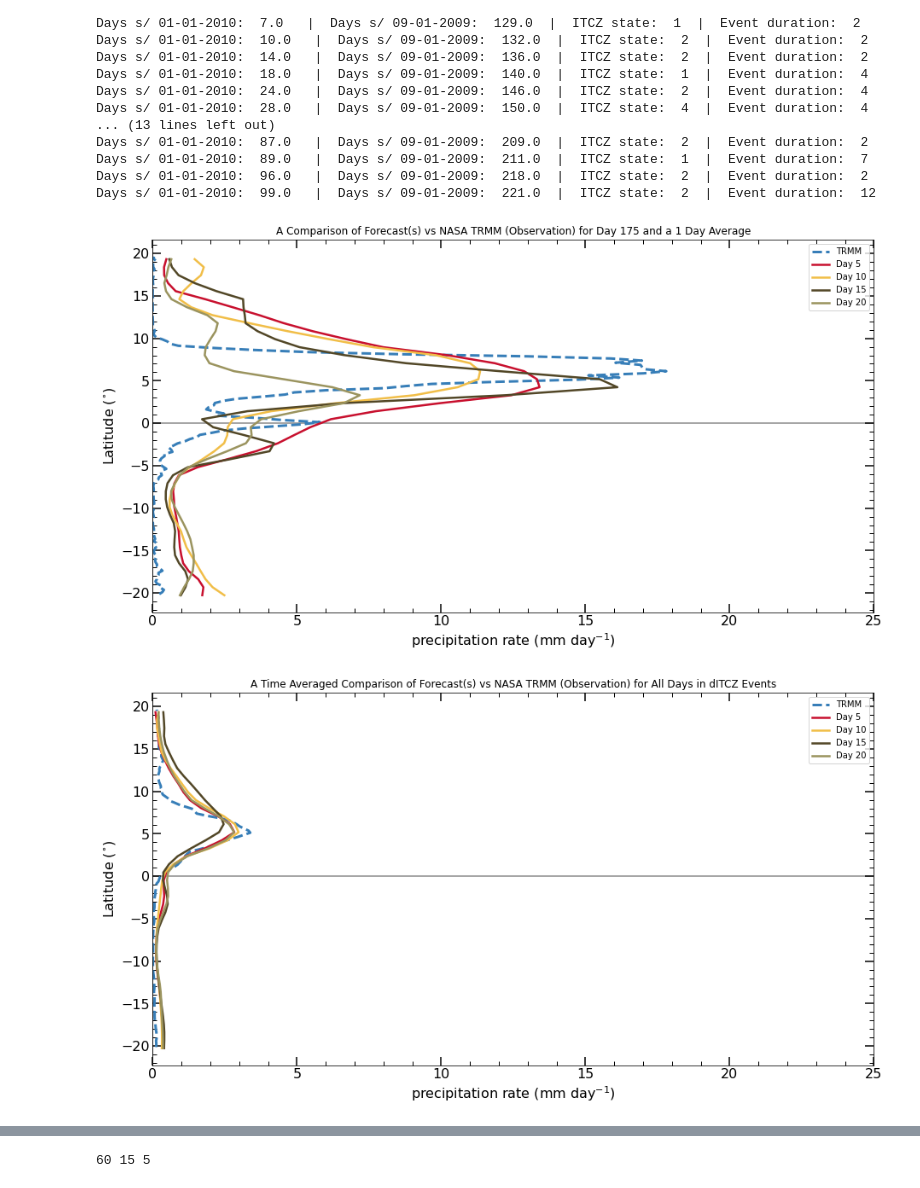
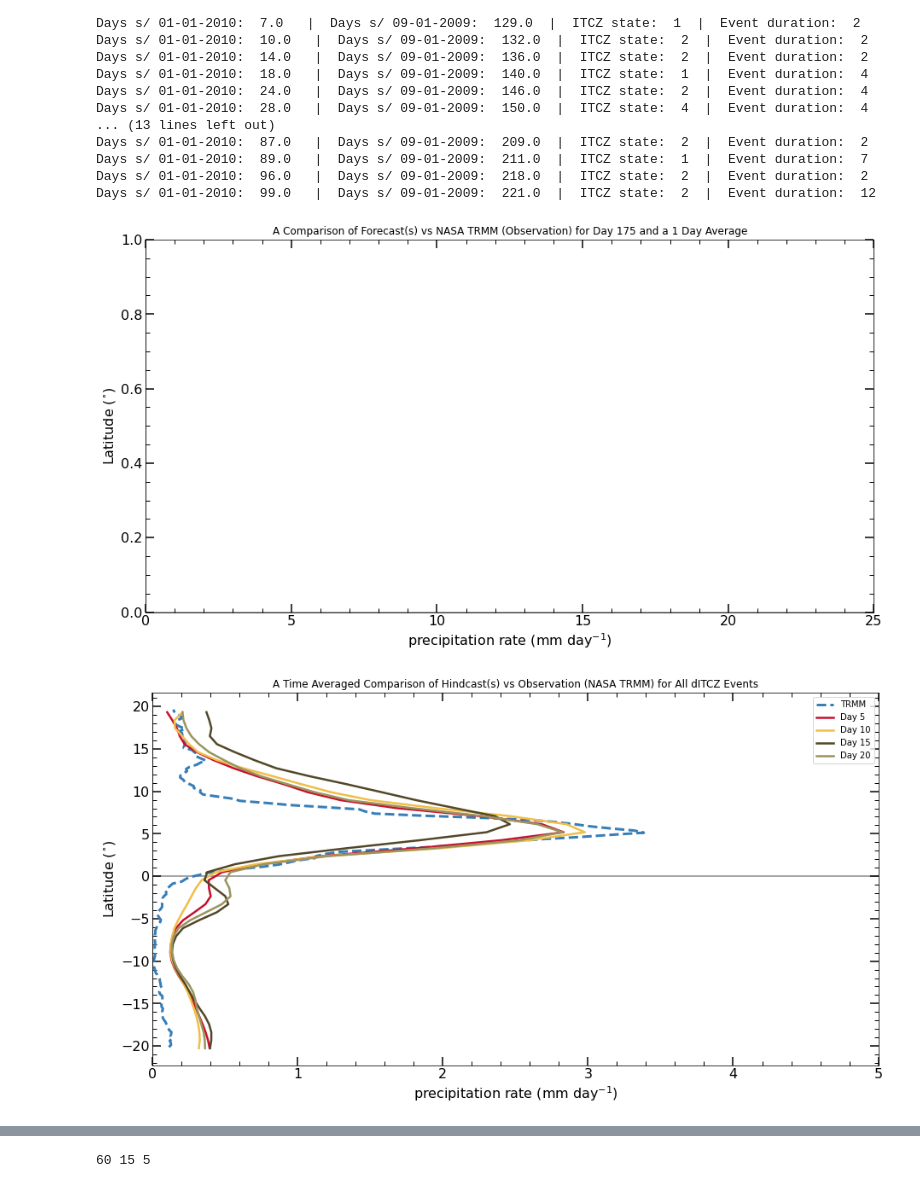
Before and after one commit to ITCZ-hindcasts/python-scripts, a Jupyter notebook: AverageAcrossEvents.ipynb, the cells around one changed output, grey strips where cells are left out. Saved outputs shown, nothing was run; the diff lists cells and outputs as text; code cells hidden in the pictures.

Commit message:
Renamed Fcast to Hcast. Updated AverageAcrossEvents to work with new AlignDatasets function. Added more comments to View_ITCZ_Events

```diff
--- a/AverageAcrossEvents.ipynb
+++ b/AverageAcrossEvents.ipynb
@@ -34,7 +35,7 @@ Days s/ 01-01-2010:  99.0   |  Days s/ 09-01-2009:  221.0  |  ITCZ state:  2  |
 dayOfTheSeason = 175 # For reference: 174 is February 22 and 122 is January 1
 
 #### Select which day forecast should be used ####
-DayXXFcast = [5,10,15,20]  # Must be a list of integer(s) from >=1 and <=20
+DayXXHcast = [5,10,15,20]  # Must be a list of integer(s) from >=1 and <=20
 
 # choose region of interest
 lats = -20
@@ -49,47 +50,56 @@ lone = -90
 #### *** For this script the num of days should remain at 1 *** ####
 numDayAvg = 1
 
-userInputs = [dayOfTheSeason,numDayAvg,lats,latn,lonw,lone]
+userInputs = [dayOfTheSeason,lats,latn,lonw,lone]
 
 # Pack coordinates into list
 
 # Setup plot
 fig = plt.figure(figsize=(13, 7.2), tight_layout='true')
 plt.minorticks_on()
 ax=fig.add_axes()
 plt.tick_params(axis='both', which='major', length=10, width=1.5, direction='in', labelsize=16, right='True', top='True')
 plt.tick_params(axis='both', which='minor', length= 5, width=1.0, direction='in', labelsize=16, right='True', top='True')
 plt.tick_params(axis='x', labelsize=16)
 plt.tick_params(axis='y', labelsize=16)
 plt.axhline(0, color='0.65', linewidth = 2.0, zorder=-1)
 plt.axvline(0, color='0.65', linewidth = 2.0, zorder=-2)
 plt.ylabel('Latitude $(^{\circ})$', fontsize=16)
 plt.xlabel('precipitation rate (mm day$^{-1}$)', fontsize=16)
 plt.title("A Comparison of Forecast(s) vs NASA TRMM (Observation) for Day "+str(dayOfTheSeason)+" and a "+str(numDayAvg)+" Day Average")
 plt.xlim([0,25])
 plotColors = ['#C8102E','#F1BE48','#524727','#9B945F','#CAC7A7'] # Go Cyclones! :)
 plotLegend = []
 plotLegend.append('TRMM')
 
 # Loop through the DayXXFcast list to overlay multiple days of forecasts
-for ii,DayXX in enumerate(DayXXFcast):
+for ii,DayXX in enumerate(DayXXHcast):
 
-    # Pass a list of the user inputs to the AlignDatasets function
-    userInputs = [dayOfTheSeason,numDayAvg,lats,latn,lonw,lone]
+    # Use the AlignDatasets function to obtain the aligned datasets
+    precip_aligned, precip_aligned_obs, lat_plt, lat_plt_obs, id_DayOfTheSeason = AlignDatasets(timeDayXX[DayXX], lat, lon, precipDayXX[DayXX], rootgrp_obs, userInputs)
 
-    # Call the AlignDatasets function to obtain the aligned datasets that can be plotted
-    precip_lonavg, precip_lonavg_obs, lat_plt, lat_plt_obs = AlignDatasets(timeDayXX[DayXX], lat, lon, precipDayXX[DayXX], rootgrp_obs, userInputs)
+    # Use the TimeAvg function to time average the precip data over the user specified numDayAvg period
+    precip_avg = TimeAvg(precip_aligned,numDayAvg,id_DayOfTheSeason)
 
-    if ii == 0: # Only plot the observation once as it does not change
-        p0 = plt.plot(precip_lonavg_obs, lat_plt_obs, color='#377eb8', linestyle='dashed', linewidth = 3, label = 'TRMM')
+    # Take an average of all lon values at each lat value (axis=1). Changes matrix size from a (for ex) (127, 40) to a (127,)
+    precip_lonavg_mps = np.mean(precip_avg,axis=1)
+
+    # change units from m/s to mm/day
+    precip_lonavg = precip_lonavg_mps*1000*86400
+
+    if ii == 0: # Only plot the observation data once as it does not change
+        precip_avg_obs = TimeAvg(precip_aligned_obs,numDayAvg,id_DayOfTheSeason)
+        precip_lonavg_obs = np.mean(precip_avg_obs,axis=1)
+
+        #p0 = plt.plot(precip_lonavg_obs, lat_plt_obs, color='#377eb8', linestyle='dashed', linewidth = 3, label = 'TRMM')
 
     # Plot the data output by the AlignDatasets function
-    p1 = plt.plot(precip_lonavg, lat_plt, color = plotColors[ii], linewidth = 2.5, label = 'Day '+str(DayXX))
+    #p1 = plt.plot(precip_lonavg, lat_plt, color = plotColors[ii], linewidth = 2.5, label = 'Day '+str(DayXX))
 
-plt.legend()
-plt.show()
+#plt.legend()
+#plt.show()
 # %% [output]
-[figure, old version]
+[figure, new version]
 # %%
 # Initialize the total precipitation variables. The first dimension refers to a different forcecast day.
 # ...This is the same length as the length of the list of fcast days the user gives
@@ -153,14 +175,14 @@ plt.axhline(0, color='0.65', linewidth = 2.0, zorder=-1)
 plt.axvline(0, color='0.65', linewidth = 2.0, zorder=-2)
 plt.ylabel('Latitude $(^{\circ})$', fontsize=16)
 plt.xlabel('precipitation rate (mm day$^{-1}$)', fontsize=16)
-plt.title("A Time Averaged Comparison of Forecast(s) vs NASA TRMM (Observation) for All Days in dITCZ Events")
-plt.xlim([0,25])
+plt.title("A Time Averaged Comparison of Hindcast(s) vs Observation (NASA TRMM) for All dITCZ Events")
+plt.xlim([0,5])
 plotColors = ['#C8102E','#F1BE48','#524727','#9B945F','#CAC7A7'] # Go Cyclones! :)
 plotLegend = []
 plotLegend.append('TRMM')
 
 # Loop through the DayXXFcast list to overlay multiple days of forecasts
-for ii,DayXX in enumerate(DayXXFcast):
+for ii,DayXX in enumerate(DayXXHcast):
 
     if ii == 0: # Only plot the observation once as it does not change
         p0 = plt.plot(dITCZ.precip_lonavg_obs, dITCZ.lat_plt_obs, color='#377eb8', linestyle='dashed', linewidth = 3, label = 'TRMM')
@@ -171,7 +193,7 @@ for ii,DayXX in enumerate(DayXXFcast):
 plt.legend()
 plt.show()
 # %% [output]
-[figure, old version]
+[figure, new version]
 # %%
 # Initialize the total precipitation variables. The first dimension refers to a different forcecast day.
 # ...This is the same length as the length of the list of fcast days the user gives
```
Also changed, not shown: parts of 9 cells of this notebook, 5 other files.
